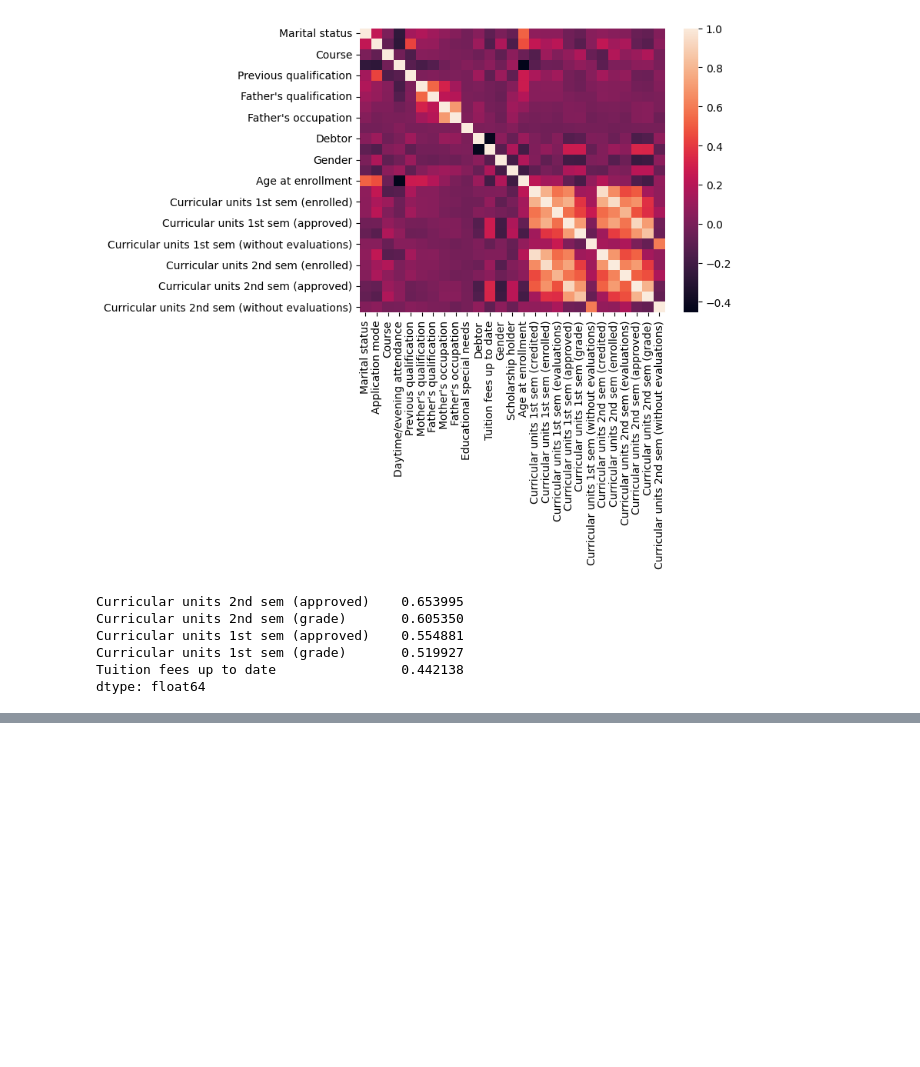
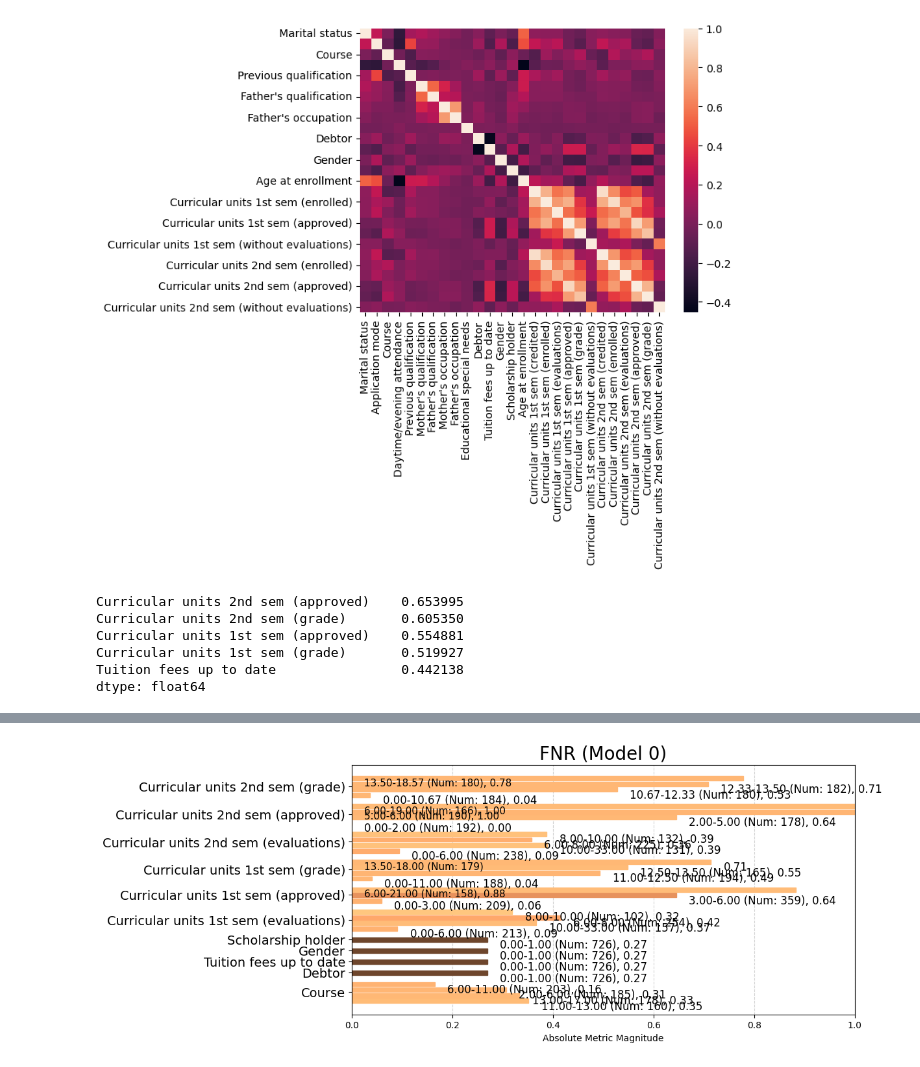
Before and after one commit to CS-UCR/final-project-dumpy, a Jupyter notebook: AequitasAnalysis.ipynb, the cells around one changed output, grey strips where cells are left out. Cells and saved outputs as stored; diff of their text form; code cells hidden in the pictures; blank space fills up the shorter version.

```diff
--- a/AequitasAnalysis.ipynb
+++ b/AequitasAnalysis.ipynb
@@ -203,0 +188,3 @@ df_ae, _ = preprocess_input_df(df_prepro)
+# %%
+g = Group()
+xtab, _ = g.get_crosstabs(df_ae)
@@ -203,0 +312,7 @@ df_ae, _ = preprocess_input_df(df_prepro)
+# %%
+xtab_short = xtab.drop([0,1,2,3,8,9,10,11,12,13,14,15,16,17,18,19,20,21,22,23,24,25,30,31,32,33,34,35,36,48,49,50,51,52,65])
+# %%
+fnr = aqp.plot_group_metric(xtab_short, 'fnr')
+# fnr.set_figheight(2)
+# %% [output]
+[figure, added]
```
Also changed, not shown: parts of 34 cells of this notebook.
